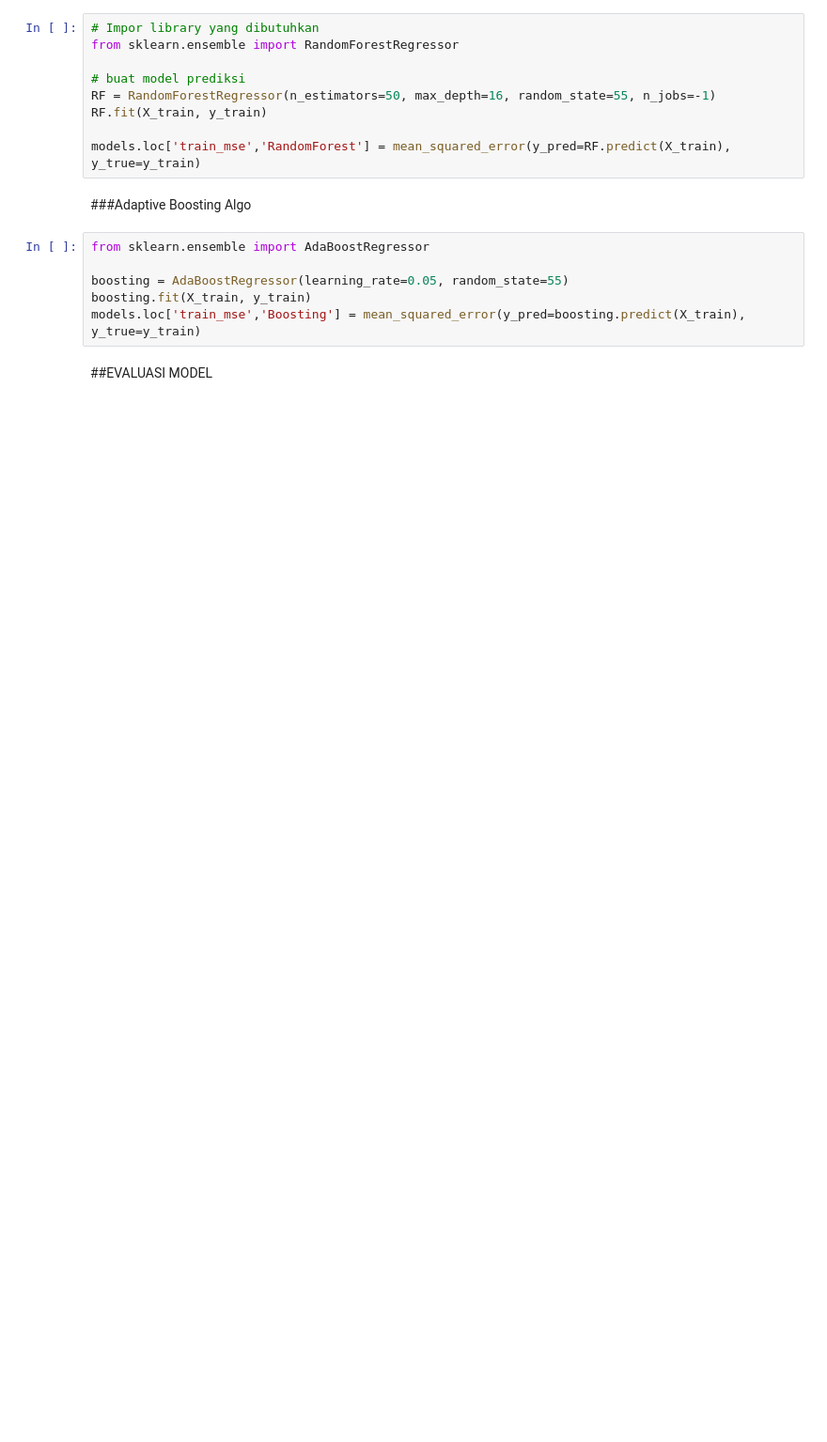
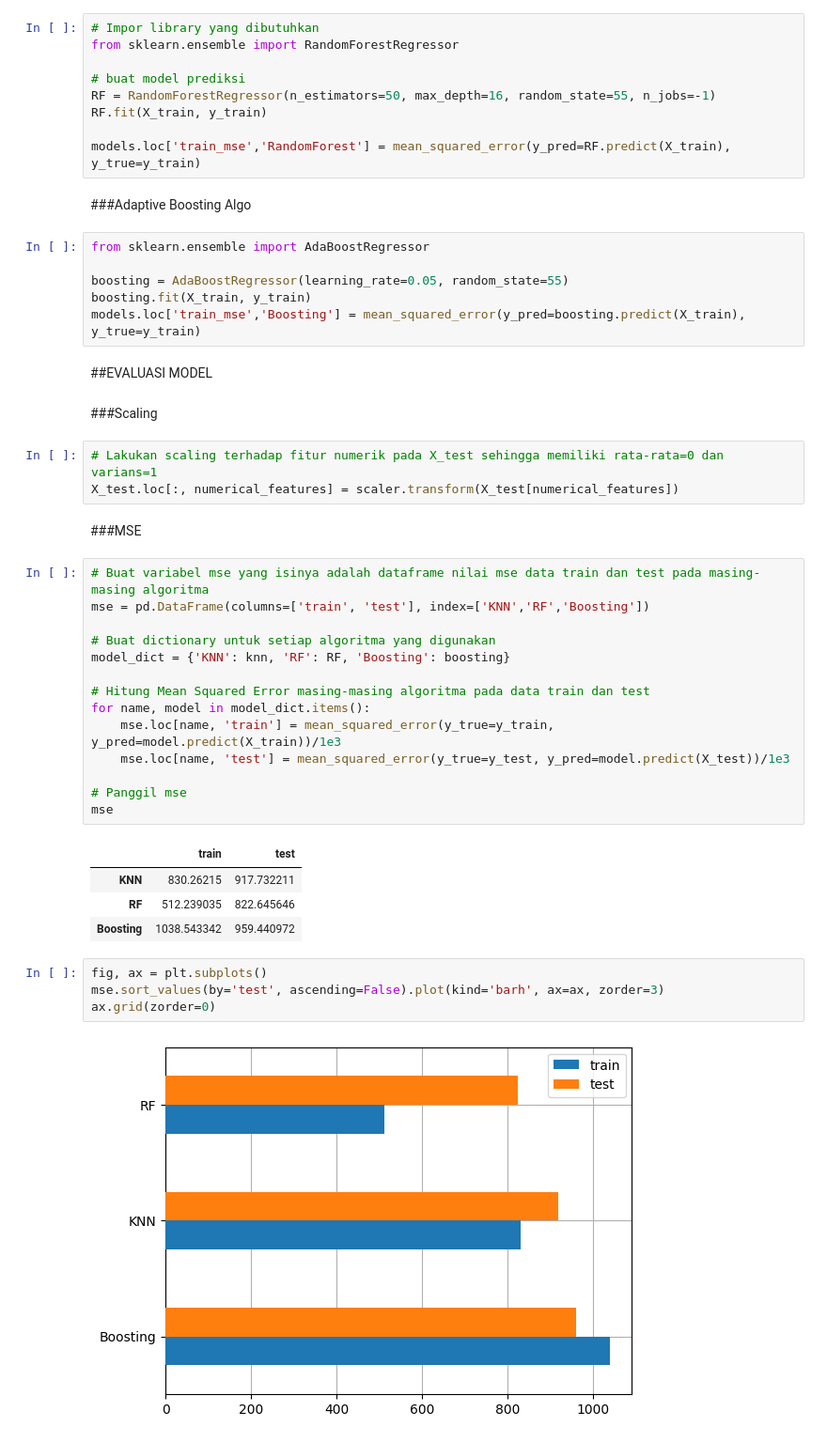
Before and after one commit to itrinia/DicodingMLOps-predictive-analytics, a Jupyter notebook: Predictive_Analytics.ipynb, the cells around one changed output. Shown at 94% size. Saved outputs shown, nothing was run; the diff lists cells and outputs as text; blank space fills up the shorter version.

Commit message:
evaluasi model

```diff
--- a/Predictive_Analytics.ipynb
+++ b/Predictive_Analytics.ipynb
@@ -357,3 +357,35 @@ boosting.fit(X_train, y_train)
 models.loc['train_mse','Boosting'] = mean_squared_error(y_pred=boosting.predict(X_train), y_true=y_train)
 # %% [markdown]
 ##EVALUASI MODEL
+# %% [markdown]
+###Scaling
+# %%
+# Lakukan scaling terhadap fitur numerik pada X_test sehingga memiliki rata-rata=0 dan varians=1
+X_test.loc[:, numerical_features] = scaler.transform(X_test[numerical_features])
+# %% [markdown]
+###MSE
+# %%
+# Buat variabel mse yang isinya adalah dataframe nilai mse data train dan test pada masing-masing algoritma
+mse = pd.DataFrame(columns=['train', 'test'], index=['KNN','RF','Boosting'])
+
+# Buat dictionary untuk setiap algoritma yang digunakan
+model_dict = {'KNN': knn, 'RF': RF, 'Boosting': boosting}
+
+# Hitung Mean Squared Error masing-masing algoritma pada data train dan test
+for name, model in model_dict.items():
+    mse.loc[name, 'train'] = mean_squared_error(y_true=y_train, y_pred=model.predict(X_train))/1e3
+    mse.loc[name, 'test'] = mean_squared_error(y_true=y_test, y_pred=model.predict(X_test))/1e3
+
+# Panggil mse
+mse
+# %% [output]
+|  | train | test |
+| KNN | 830.26215 | 917.732211 |
+| RF | 512.239035 | 822.645646 |
+| Boosting | 1038.543342 | 959.440972 |
+# %%
+fig, ax = plt.subplots()
+mse.sort_values(by='test', ascending=False).plot(kind='barh', ax=ax, zorder=3)
+ax.grid(zorder=0)
+# %% [output]
+[figure, added]
```
Also changed, not shown: parts of 1 cell of this notebook.
